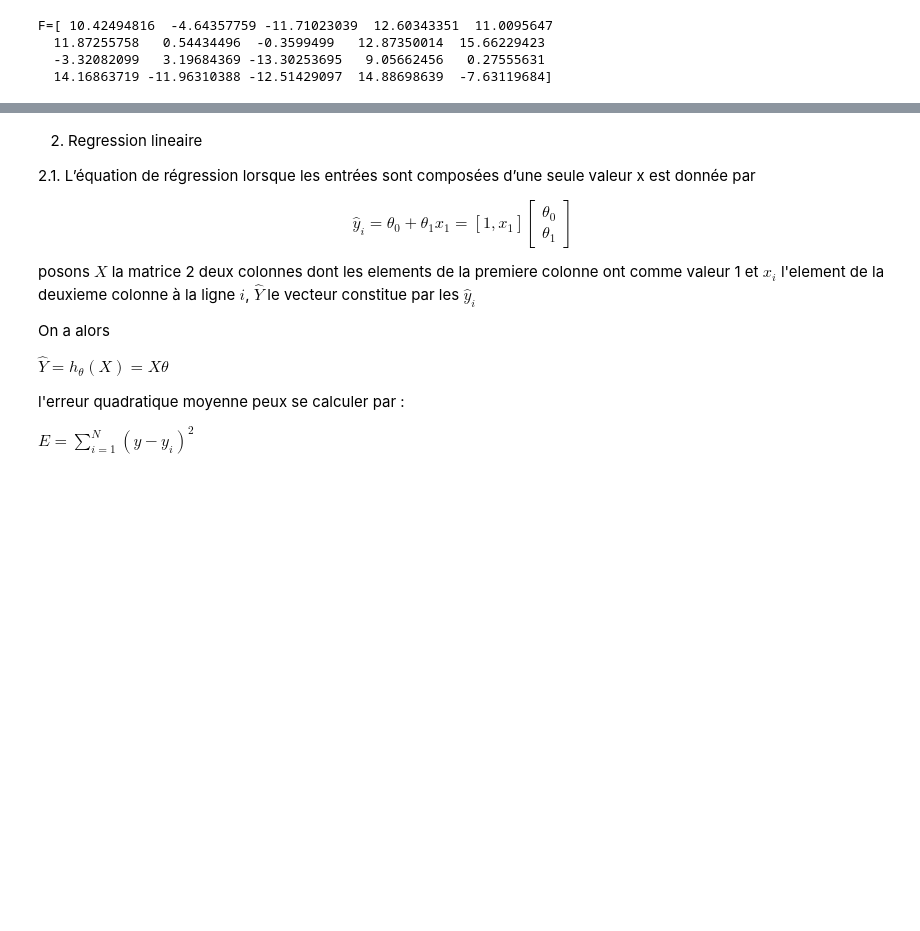
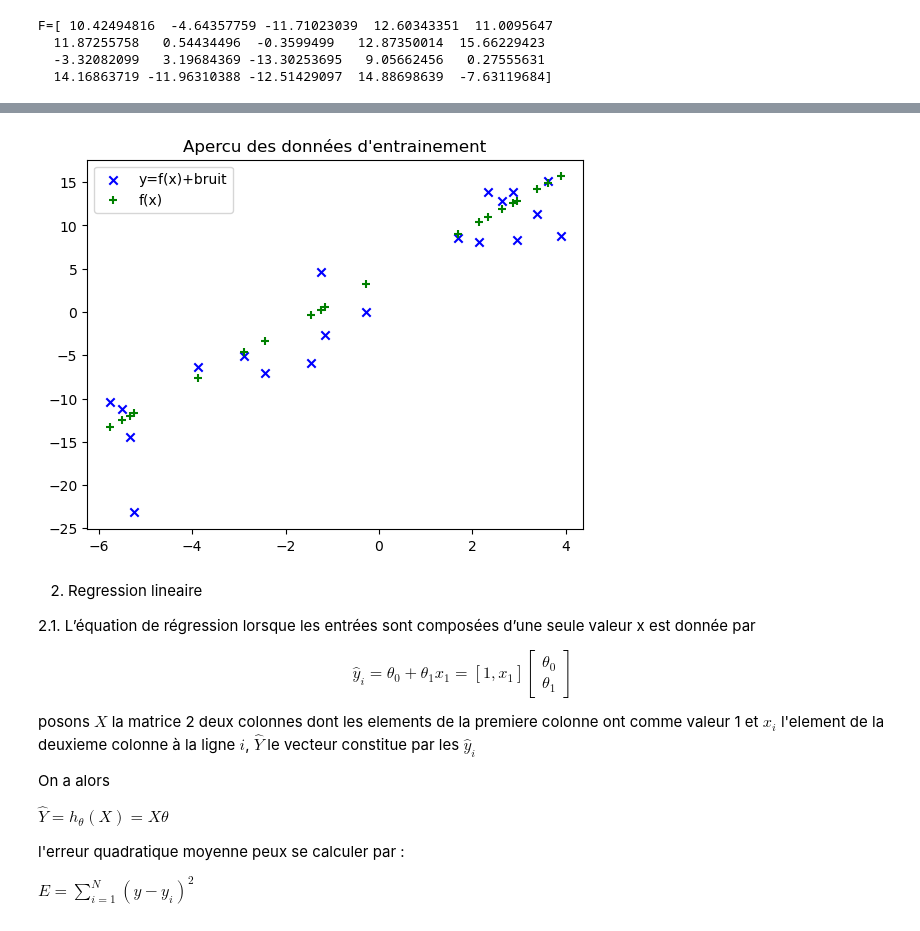
Before and after one commit to mama062/lab_ml_1, a Jupyter notebook: machine_learning_labs1.ipynb, the cells around one changed output, grey strips where cells are left out. Drawn from its saved outputs; the diff is of its cells as text; code cells hidden in the pictures; blank space fills up the shorter version.

Commit message:
#ajout du bruit a F

```diff
--- a/machine_learning_labs1.ipynb
+++ b/machine_learning_labs1.ipynb
@@ -102,15 +102,17 @@ Le resultat donne une figure qui ressemble à l'image suivante
 # %%
 import matplotlib.pyplot as plt
 
 #ajout du bruit a F
-#Y = F+np.random.normal(0,3,len(x))
+Y = F + np.random.normal(0,3,len(x))
 
 #Visualisation des donnees
-#plt.scatter(x, Y, marker='x', color='b', label='Y')
-#plt.scatter(x, F, marker='+', color='g', label='F')
-#plt.title("Apercu des données d'entrainement")
-#plt.legend(['y=f(x)+bruit', 'f(x)'])
-#plt.show()
+plt.scatter(x, Y, marker='x', color='b', label='Y')
+plt.scatter(x, F, marker='+', color='g', label='F')
+plt.title("Apercu des données d'entrainement")
+plt.legend(['y=f(x)+bruit', 'f(x)'])
+plt.show()
+# %% [output]
+[figure, added]
 # %% [markdown]
 2. Regression lineaire
 
```
Also changed, not shown: parts of 1 cell of this notebook.
